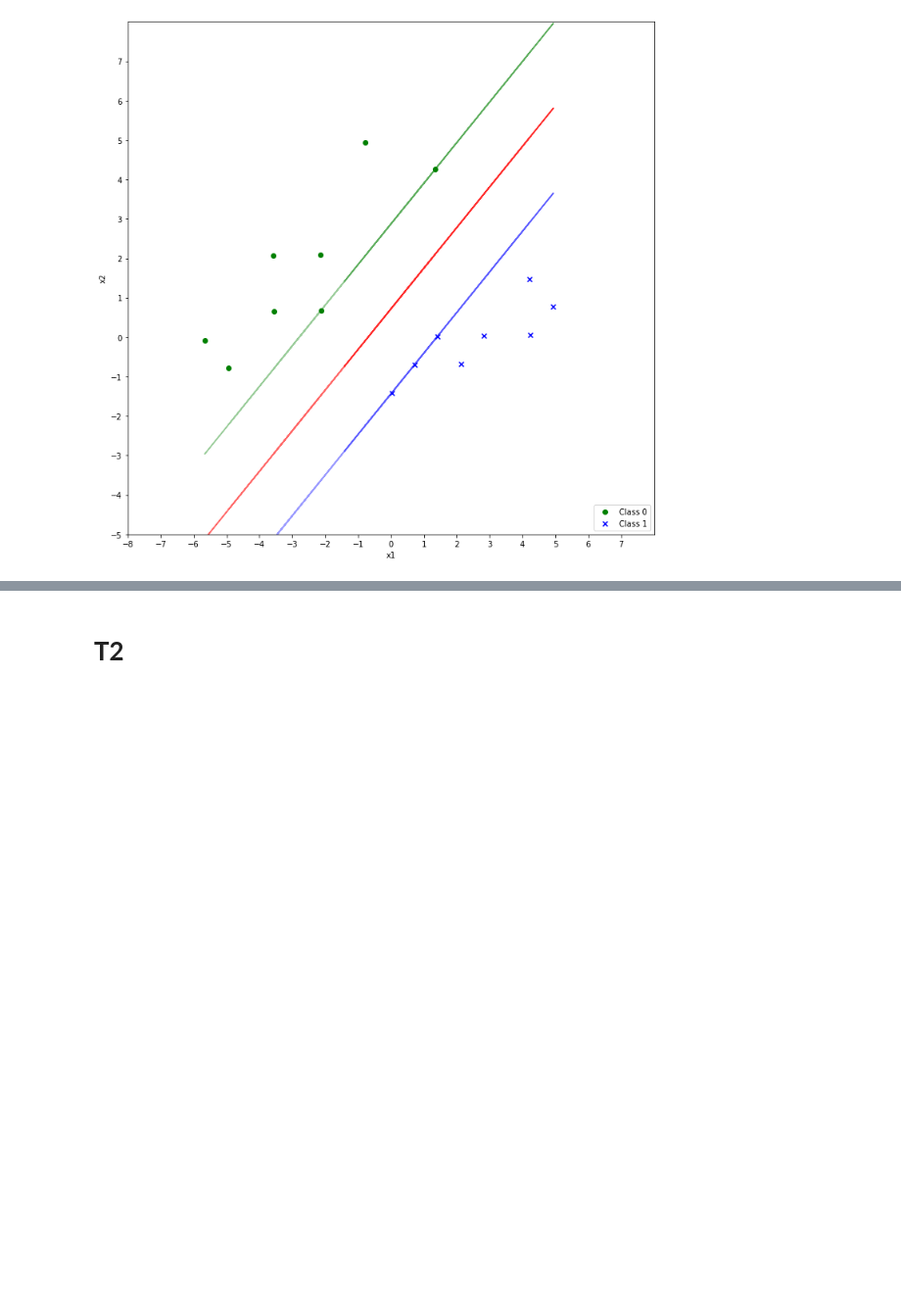
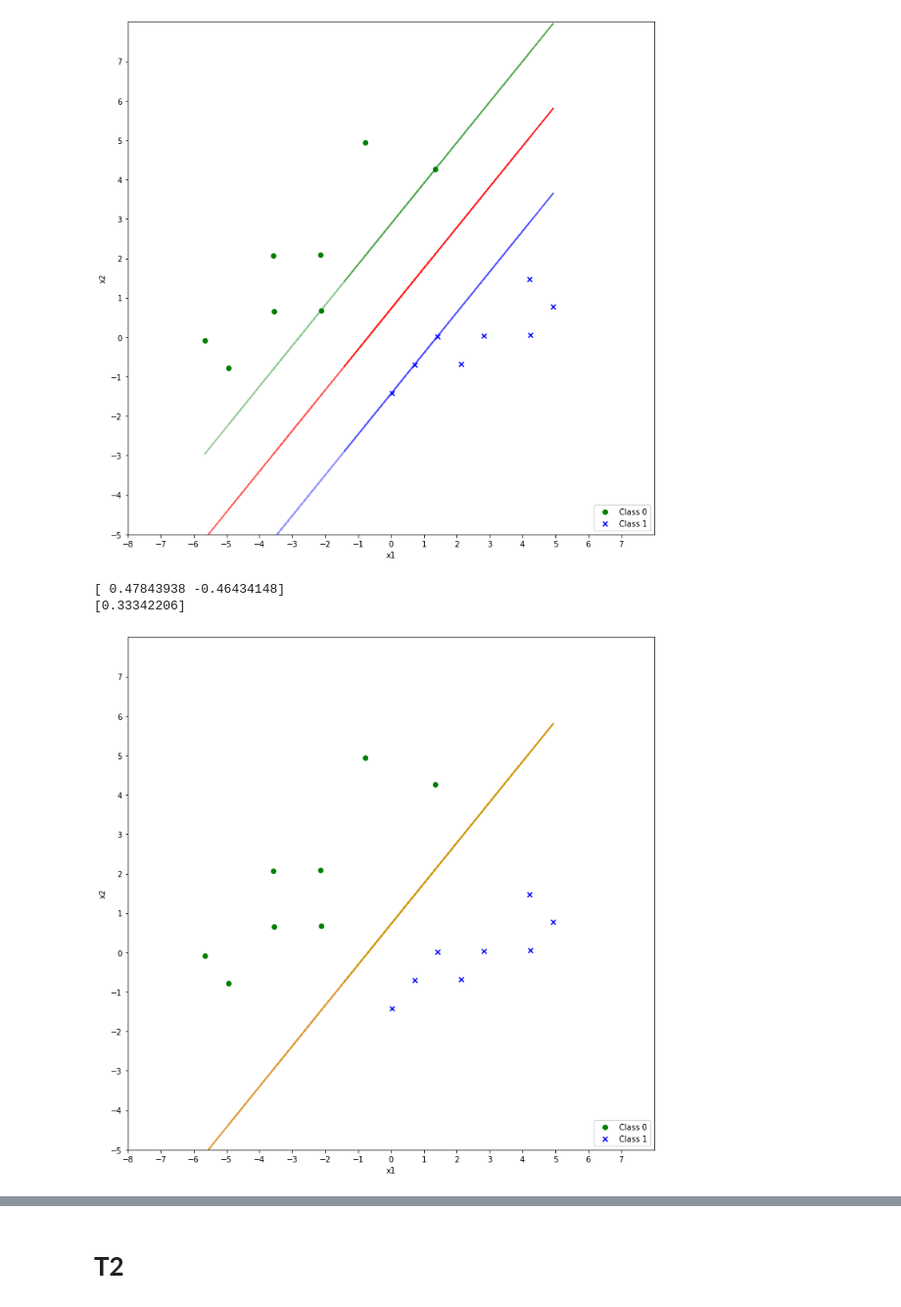
Before and after one commit to melihkurtaran/MachineLearning, a Jupyter notebook: InstanceBasedLearning/InstancebasedLearning.ipynb, the cells around one changed output, grey strips where cells are left out. Shown at 98% size. Drawn from its saved outputs; the diff is of its cells as text; code cells hidden in the pictures; blank space fills up the shorter version.

```diff
--- a/InstanceBasedLearning/InstancebasedLearning.ipynb
+++ b/InstanceBasedLearning/InstancebasedLearning.ipynb
@@ -186,3 +194,57 @@ plt.legend(loc='lower right')
 plt.show()
 # %% [output]
 [figure]
+# %%
+from sklearn import svm
+N = X.shape[0]
+clf = svm.SVC(C = 1e16, kernel = 'linear')
+clf.fit(X, y)
+sv = clf.support_vectors_
+w_svm = clf.coef_.flatten()
+w0_svm = clf.intercept_
+print(w_svm)
+print(w0_svm)
+# %% [output]
+[ 0.47843938 -0.46434148]
+[0.33342206]
+# %%
+# Plot
+fig = plt.figure(figsize=(12, 12))
+
+# Scatter plot for class 0
+plt.scatter(class_0[:, 0], class_0[:, 1],
+            marker='o', color='green',
+            label='Class 0')
+
+# Scatter plot for class 1
+plt.scatter(class_1[:, 0], class_1[:, 1],
+            marker='x', color='blue',
+            label='Class 1')
+
+# Plot the decision boundary and the margins using the optimized values of w and w0
+plt.plot(X, (-w0.value - (w[0].value*X))/w[1].value , 'r', alpha=0.5)
+plt.plot(X, (-w0_svm - (w_svm[0]*X))/w_svm[1] , 'y', alpha=0.5)
+
+# Set plot limits
+plt.xlim(-8, 8)
+plt.ylim(-5, 8)
+
+# Set axis ticks
+plt.xticks(np.arange(-8, 8, step=1))
+plt.yticks(np.arange(-5, 8, step=1))
+
+# Set axis labels
+plt.xlabel('X-axis')
+plt.ylabel('Y-axis')
+
+# Add labels
+plt.xlabel('x1')
+plt.ylabel('x2')
+
+# Add legend
+plt.legend(loc='lower right')
+
+# Show plot
+plt.show()
+# %% [output]
+[figure, added]
```
Also changed, not shown: parts of 19 cells of this notebook.
